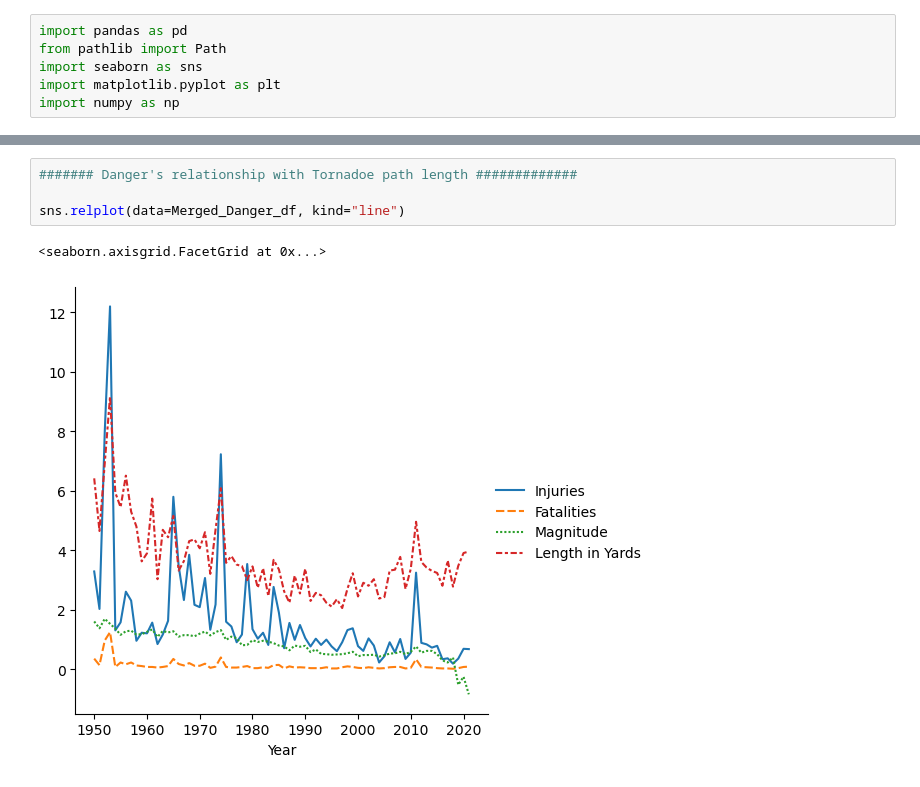
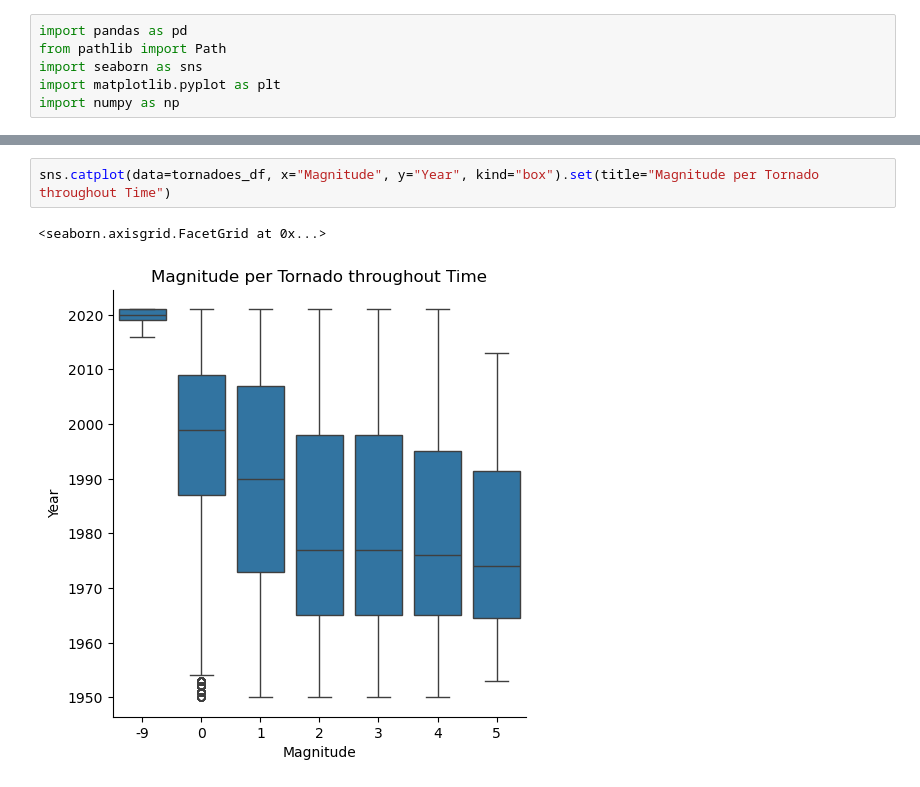
Before and after one commit to downleft/Tornado_alley, a Jupyter notebook: Tornado_Alley_vis.ipynb, the cells around one changed output, grey strips where cells are left out. Cells and saved outputs as stored; diff of their text form.

```diff
--- a/Tornado_Alley_vis.ipynb
+++ b/Tornado_Alley_vis.ipynb
@@ -82,7 +73,5 @@ Merged_Danger_df.head()
-# %%
-####### Danger's relationship with Tornadoe path length #############
-
-sns.relplot(data=Merged_Danger_df, kind="line")
-# %% [output]
-<seaborn.axisgrid.FacetGrid at 0x...>
-[figure, removed]
+# %%
+sns.catplot(data=tornadoes_df, x="Magnitude", y="Year", kind="box").set(title="Magnitude per Tornado throughout Time")
+# %% [output]
+<seaborn.axisgrid.FacetGrid at 0x...>
+[figure, added]
```
Also changed, not shown: parts of 6 cells of this notebook.
